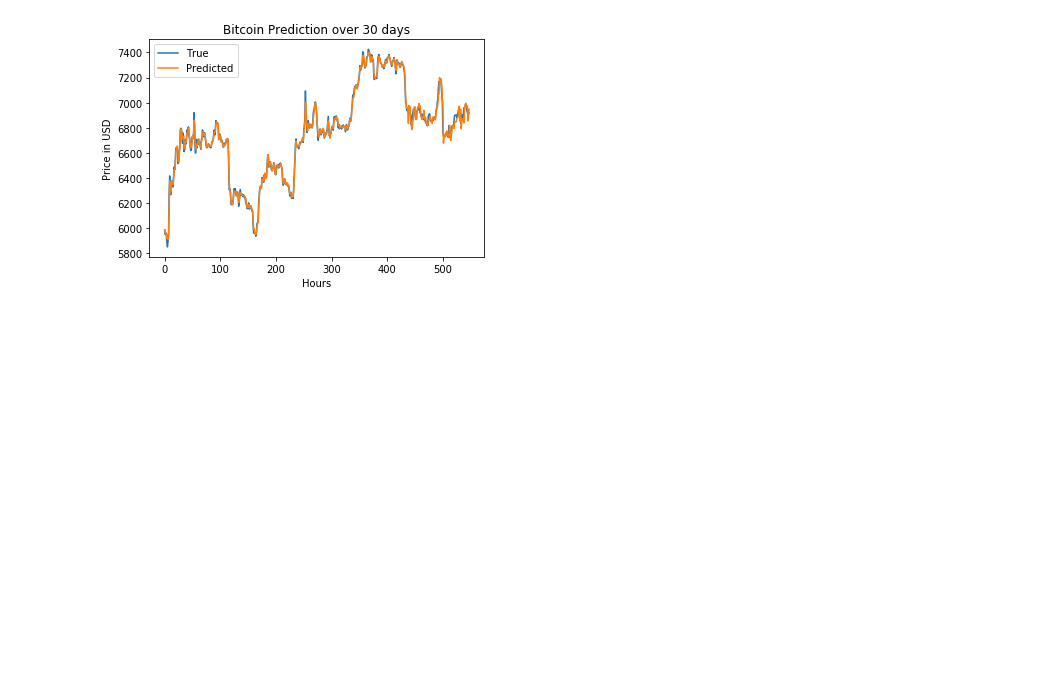
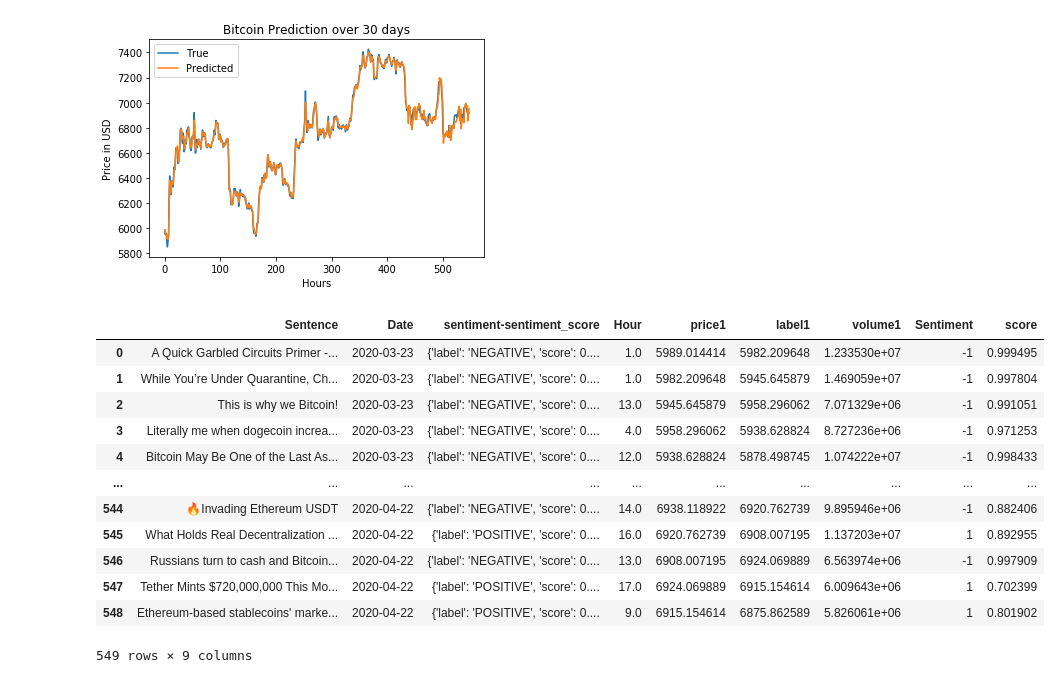
Before and after one commit to vedantdave18/Cryptocurrency-correlation-analysis, a Jupyter notebook: src/Reddit_sentiment_analyzer_Copy1-Copy1.ipynb, the cells around one changed output. Drawn from its saved outputs; the diff is of its cells as text; code cells hidden in the pictures; blank space fills up the shorter version.

```diff
--- a/src/Reddit_sentiment_analyzer_Copy1-Copy1.ipynb
+++ b/src/Reddit_sentiment_analyzer_Copy1-Copy1.ipynb
@@ -821,0 +825,16 @@ MAE: 19.09049981193916
+# %%
+X_new
+# %% [output]
+|  | Sentence | Date | sentiment-sentiment_score | Hour | price1 | label1 | volume1 | Sentiment | score |
+| 0 | A Quick Garbled Circuits Primer -... | 2020-03-23 | {'label': 'NEGATIVE', 'score': 0.... | 1.0 | 5989.014414 | 5982.209648 | 1.233530e+07 | -1 | 0.999495 |
+| 1 | While You’re Under Quarantine, Ch... | 2020-03-23 | {'label': 'NEGATIVE', 'score': 0.... | 1.0 | 5982.209648 | 5945.645879 | 1.469059e+07 | -1 | 0.997804 |
+| 2 | This is why we Bitcoin! | 2020-03-23 | {'label': 'NEGATIVE', 'score': 0.... | 13.0 | 5945.645879 | 5958.296062 | 7.071329e+06 | -1 | 0.991051 |
+| 3 | Literally me when dogecoin increa... | 2020-03-23 | {'label': 'NEGATIVE', 'score': 0.... | 4.0 | 5958.296062 | 5938.628824 | 8.727236e+06 | -1 | 0.971253 |
+| 4 | Bitcoin May Be One of the Last As... | 2020-03-23 | {'label': 'NEGATIVE', 'score': 0.... | 12.0 | 5938.628824 | 5878.498745 | 1.074222e+07 | -1 | 0.998433 |
+| ... | ... | ... | ... | ... | ... | ... | ... | ... | ... |
+| 544 | 🔥Invading Ethereum USDT | 2020-04-22 | {'label': 'NEGATIVE', 'score': 0.... | 14.0 | 6938.118922 | 6920.762739 | 9.895946e+06 | -1 | 0.882406 |
+| 545 | What Holds Real Decentralization ... | 2020-04-22 | {'label': 'POSITIVE', 'score': 0.... | 16.0 | 6920.762739 | 6908.007195 | 1.137203e+07 | 1 | 0.892955 |
+| 546 | Russians turn to cash and Bitcoin... | 2020-04-22 | {'label': 'NEGATIVE', 'score': 0.... | 13.0 | 6908.007195 | 6924.069889 | 6.563974e+06 | -1 | 0.997909 |
+| 547 | Tether Mints $720,000,000 This Mo... | 2020-04-22 | {'label': 'POSITIVE', 'score': 0.... | 17.0 | 6924.069889 | 6915.154614 | 6.009643e+06 | 1 | 0.702399 |
+| 548 | Ethereum-based stablecoins' marke... | 2020-04-22 | {'label': 'POSITIVE', 'score': 0.... | 9.0 | 6915.154614 | 6875.862589 | 5.826061e+06 | 1 | 0.801902 |
+549 rows × 9 columns
```
Also changed, not shown: parts of 3 cells of this notebook.
